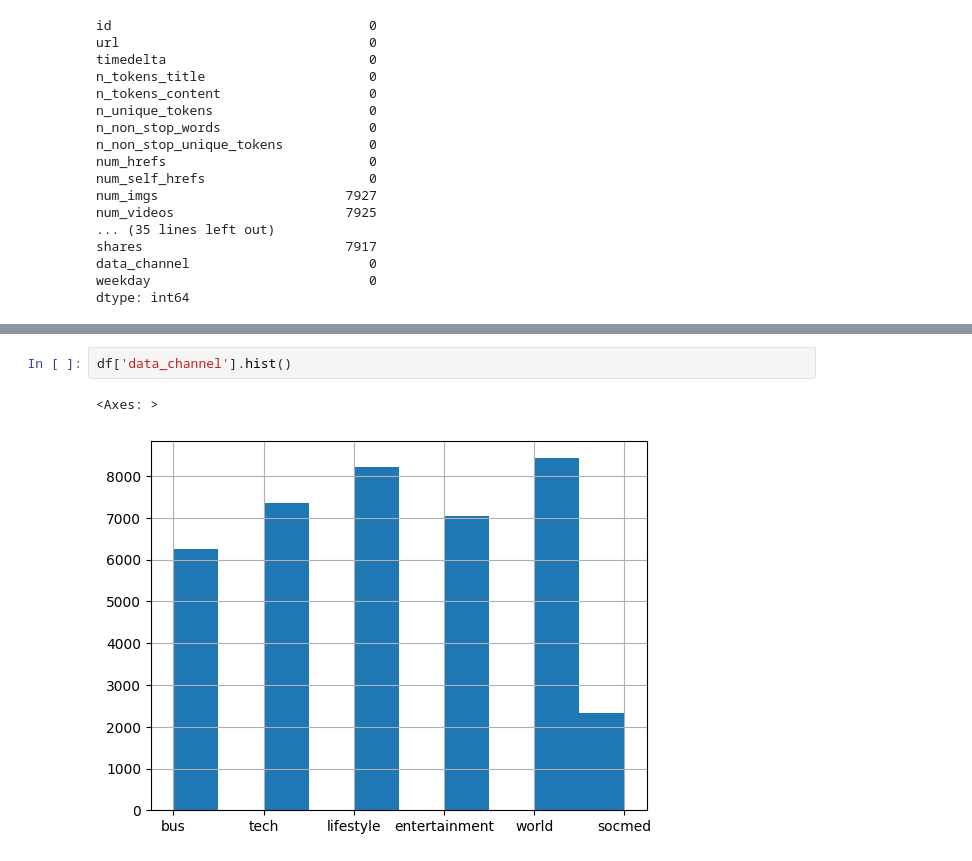
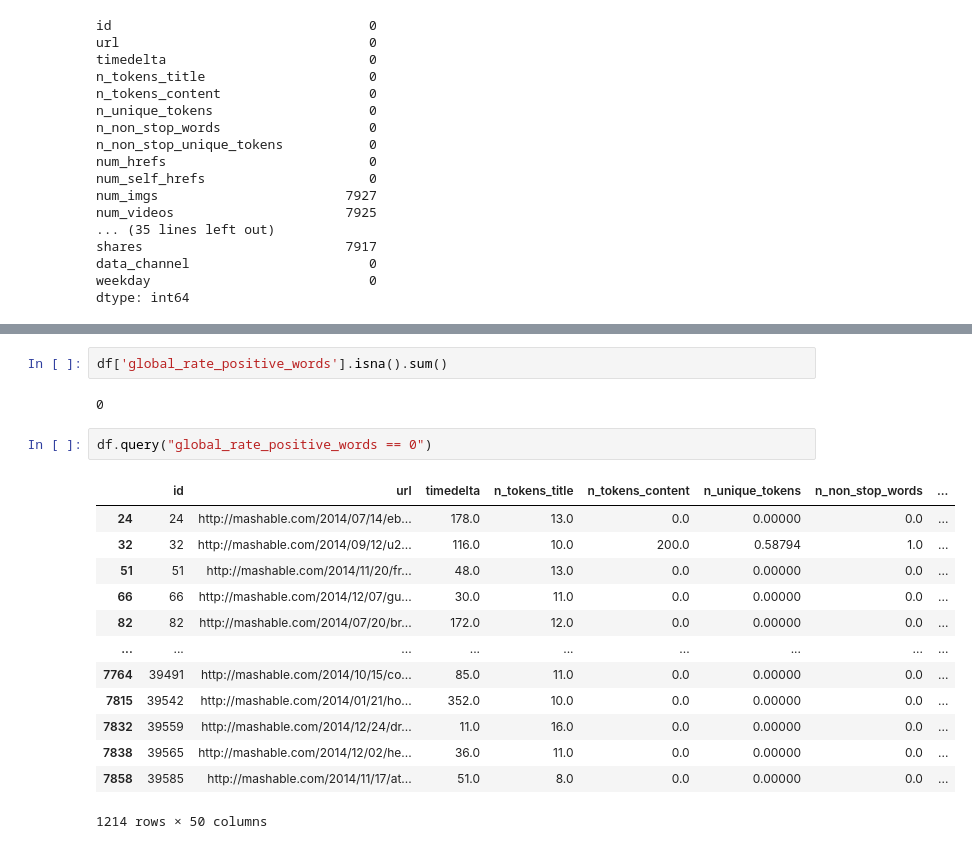
Before and after one commit to lolloberga/predict-shares-online-news, a Jupyter notebook: dataset_inspection.ipynb, the cells around one changed output, grey strips where cells are left out. Saved outputs shown, nothing was run; the diff lists cells and outputs as text.

```diff
--- a/dataset_inspection.ipynb
+++ b/dataset_inspection.ipynb
@@ -136,5 +116,20 @@ Name: count, dtype: int64
-# %%
-df['data_channel'].hist()
-# %% [output]
-<Axes: >
-[figure, removed]
+# %%
+df['global_rate_positive_words'].isna().sum()
+# %% [output]
+0
+# %%
+df.query("global_rate_positive_words == 0")
+# %% [output]
+|  | id | url | timedelta | n_tokens_title | n_tokens_content | n_unique_tokens | n_non_stop_words | ... |
+| 24 | 24 | http://mashable.com/2014/07/14/eb... | 178.0 | 13.0 | 0.0 | 0.00000 | 0.0 | ... |
+| 32 | 32 | http://mashable.com/2014/09/12/u2... | 116.0 | 10.0 | 200.0 | 0.58794 | 1.0 | ... |
+| 51 | 51 | http://mashable.com/2014/11/20/fr... | 48.0 | 13.0 | 0.0 | 0.00000 | 0.0 | ... |
+| 66 | 66 | http://mashable.com/2014/12/07/gu... | 30.0 | 11.0 | 0.0 | 0.00000 | 0.0 | ... |
+| 82 | 82 | http://mashable.com/2014/07/20/br... | 172.0 | 12.0 | 0.0 | 0.00000 | 0.0 | ... |
+| ... | ... | ... | ... | ... | ... | ... | ... | ... |
+| 7764 | 39491 | http://mashable.com/2014/10/15/co... | 85.0 | 11.0 | 0.0 | 0.00000 | 0.0 | ... |
+| 7815 | 39542 | http://mashable.com/2014/01/21/ho... | 352.0 | 10.0 | 0.0 | 0.00000 | 0.0 | ... |
+| 7832 | 39559 | http://mashable.com/2014/12/24/dr... | 11.0 | 16.0 | 0.0 | 0.00000 | 0.0 | ... |
+| 7838 | 39565 | http://mashable.com/2014/12/02/he... | 36.0 | 11.0 | 0.0 | 0.00000 | 0.0 | ... |
+| 7858 | 39585 | http://mashable.com/2014/11/17/at... | 51.0 | 8.0 | 0.0 | 0.00000 | 0.0 | ... |
+1214 rows × 50 columns
```
Also changed, not shown: parts of 2 cells of this notebook, 1 other file.
